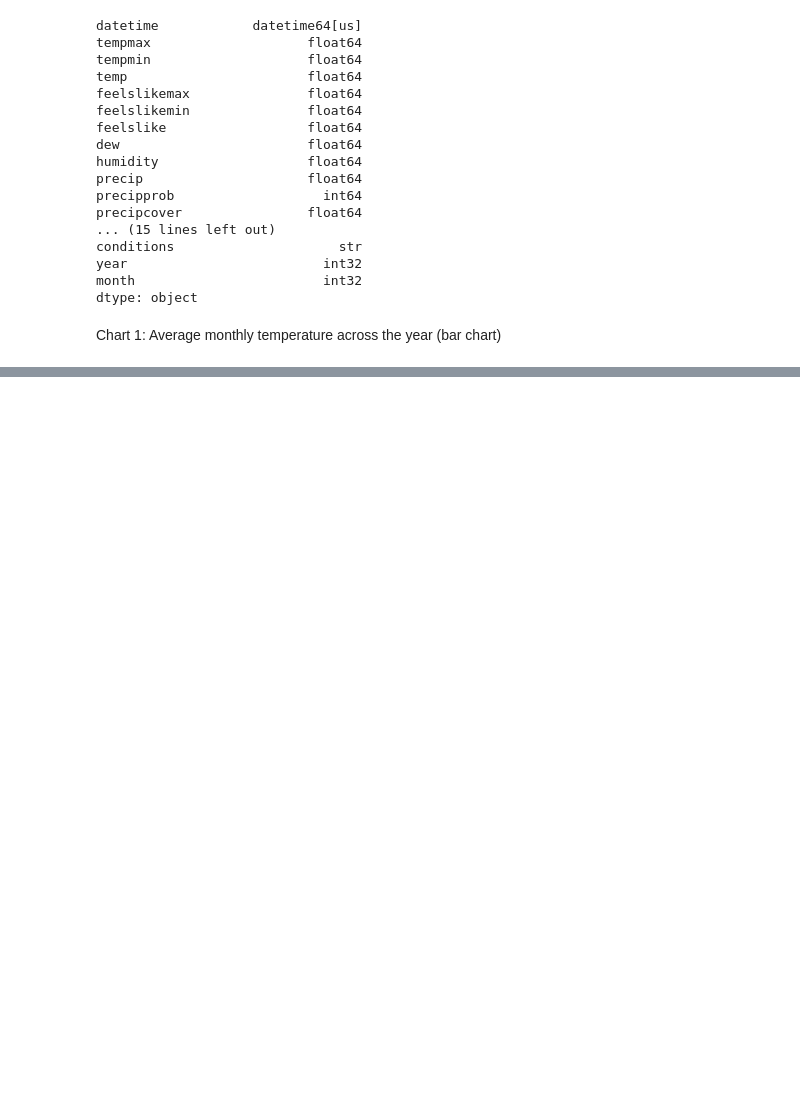
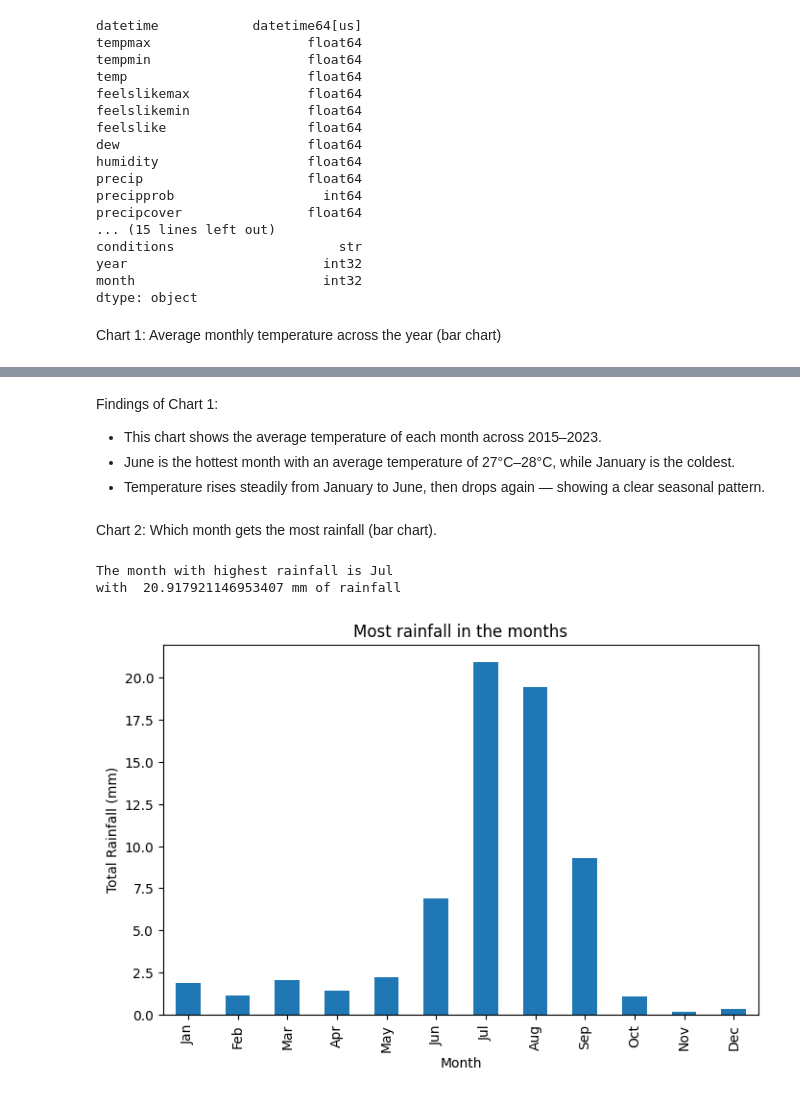
Before and after one commit to AbhayRawat002/dehradun-weather-analysis, a Jupyter notebook: dehradun_weather_eda.ipynb, the cells around one changed output, grey strips where cells are left out. Cells and saved outputs as stored; diff of their text form; code cells hidden in the pictures; blank space fills up the shorter version.

```diff
--- a/dehradun_weather_eda.ipynb
+++ b/dehradun_weather_eda.ipynb
@@ -158,0 +167,36 @@ plt.show()
+# %% [markdown]
+Findings of Chart 1:
+- This chart shows the average temperature of each month across 2015–2023.
+- June is the hottest month with an average temperature of 27°C–28°C, while January is the coldest.
+- Temperature rises steadily from January to June, then drops again — showing a clear seasonal pattern.
+# %% [markdown]
+ Chart 2: Which month gets the most rainfall (bar chart).
+# %%
+monthly_rainfall = combined_df.groupby('month')['precip'].mean()
+monthly_rainfall.index = [
+    'Jan', 'Feb', 'Mar', 'Apr', 'May', 'Jun',
+    'Jul', 'Aug', 'Sep', 'Oct', 'Nov', 'Dec'
+]
+
+max_month = monthly_rainfall.idxmax()
+max_rainfall = monthly_rainfall.max()
+
+print(
+    f"The month with highest rainfall is {max_month}\n"
+    f"with {max_rainfall: } mm of rainfall"
+)
+
+monthly_rainfall.plot(
+    kind= 'bar',
+    figsize=(8,5),
+    title= "Most rainfall in the months"
+)
+
+plt.xlabel('Month')
+plt.ylabel('Total Rainfall (mm)')
+plt.tight_layout
+plt.show()
+# %% [output]
+The month with highest rainfall is Jul
+with  20.917921146953407 mm of rainfall
+[figure, added]
```
Also changed, not shown: parts of 11 cells of this notebook.
